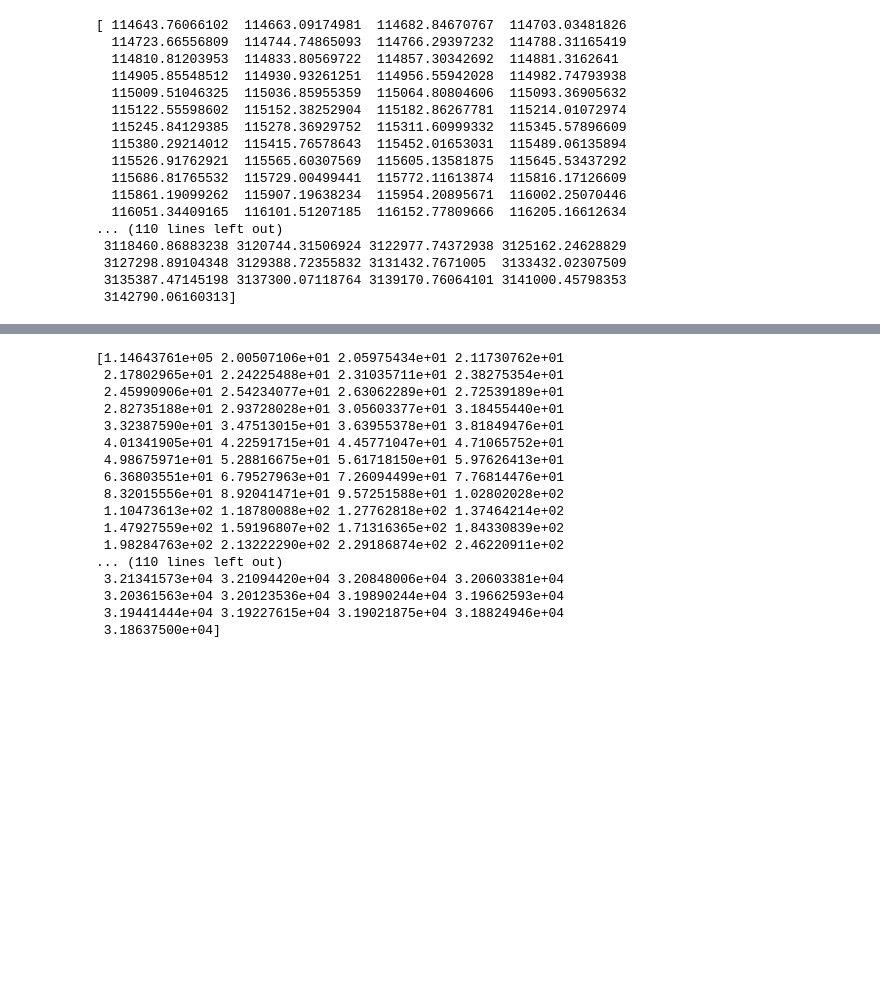
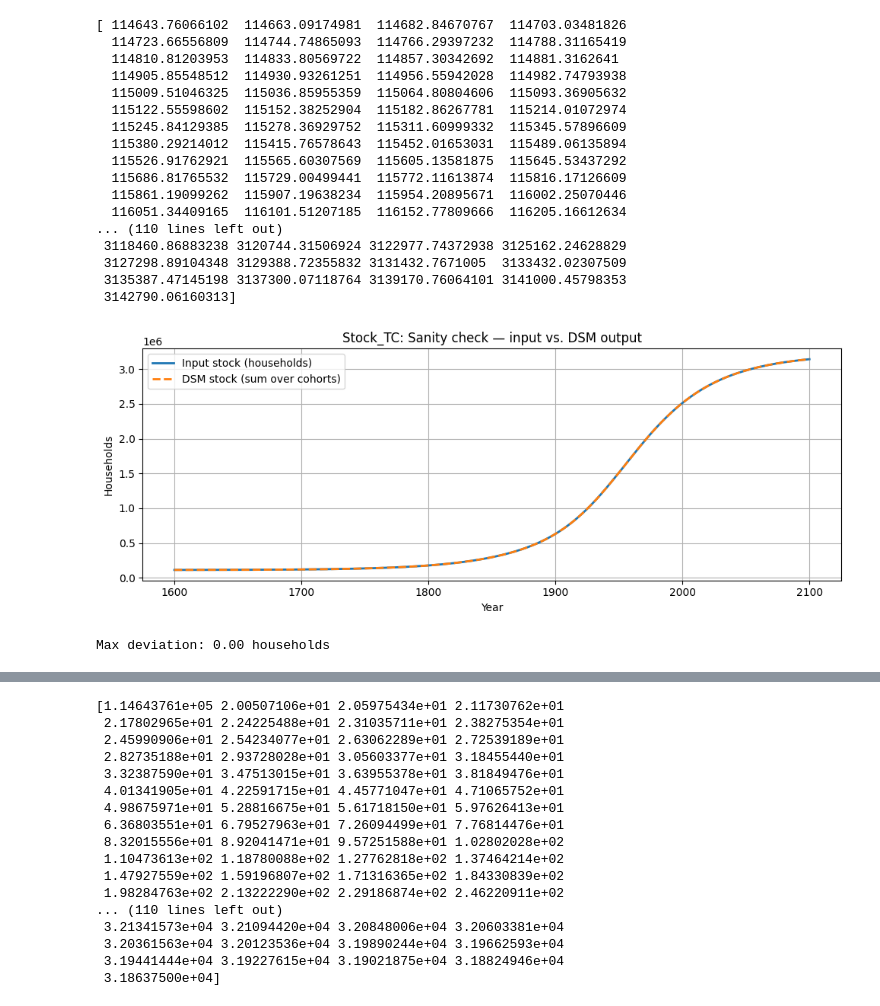
Before and after one commit to emilthestudious/TEP4290-project, a Jupyter notebook: stock_model.ipynb, the cells around one changed output, grey strips where cells are left out. Saved outputs shown, nothing was run; the diff lists cells and outputs as text; code cells hidden in the pictures; blank space fills up the shorter version.

```diff
--- a/stock_model.ipynb
+++ b/stock_model.ipynb
@@ -42,3 +42,27 @@ print(stock)
 DSM = DynamicStockModel(t = time, s = stock, lt = {'Type': 'Normal', 'Mean': np.array([lifetime_estimate]), 'StdDev': np.array([25])} )
 
 Stock_by_cohort_f, Outflows_by_Cohort_f, Inflows_by_time_f, ExitFlag = DSM.compute_stock_driven_model()
+# %%
+# Stock_TC matrise: households in stock, indexed by [year, cohort]
+# Rows = observation year (t), Columns = construction year (c)
+
+Stock_TC = Stock_by_cohort_f  # shape (T, T)
+
+# Note to self: stock per year (sum over cohorts) should match input stock
+stock_model_total = Stock_TC.sum(axis=1)  # sum over cohorts for each year
+
+plt.figure(figsize=(10, 4))
+plt.plot(time, stock, label='Input stock (households)', linewidth=2)
+plt.plot(time, stock_model_total, '--', label='DSM stock (sum over cohorts)', linewidth=2)
+plt.title('Stock_TC: Sanity check — input vs. DSM output')
+plt.xlabel('Year')
+plt.ylabel('Households')
+plt.legend()
+plt.grid()
+plt.tight_layout()
+plt.show()
+
+print(f"Max deviation: {np.max(np.abs(stock - stock_model_total)):.2f} households")
+# %% [output]
+[figure, added]
+Max deviation: 0.00 households
```
Also changed, not shown: parts of 2 cells of this notebook, 1 other file.
